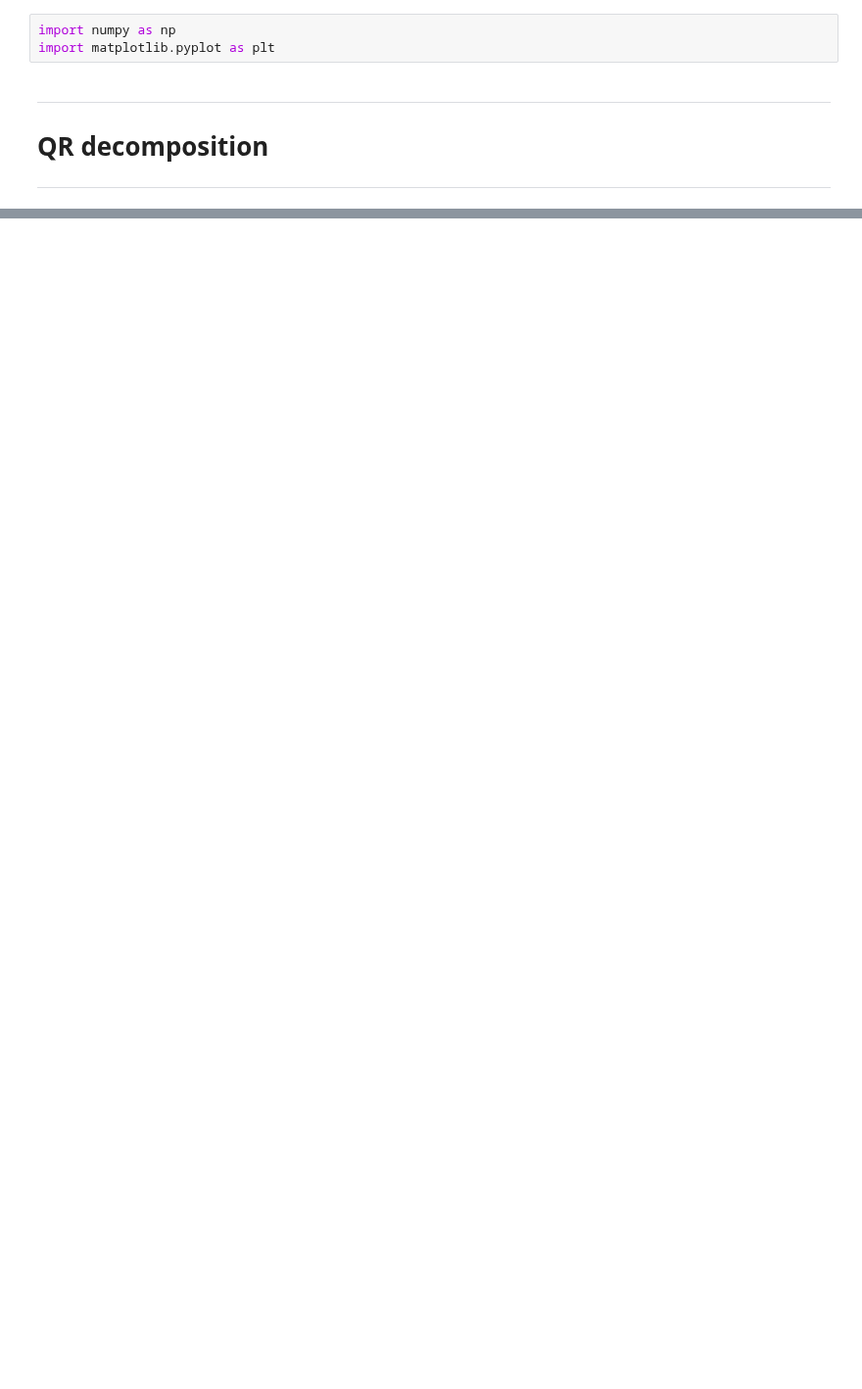
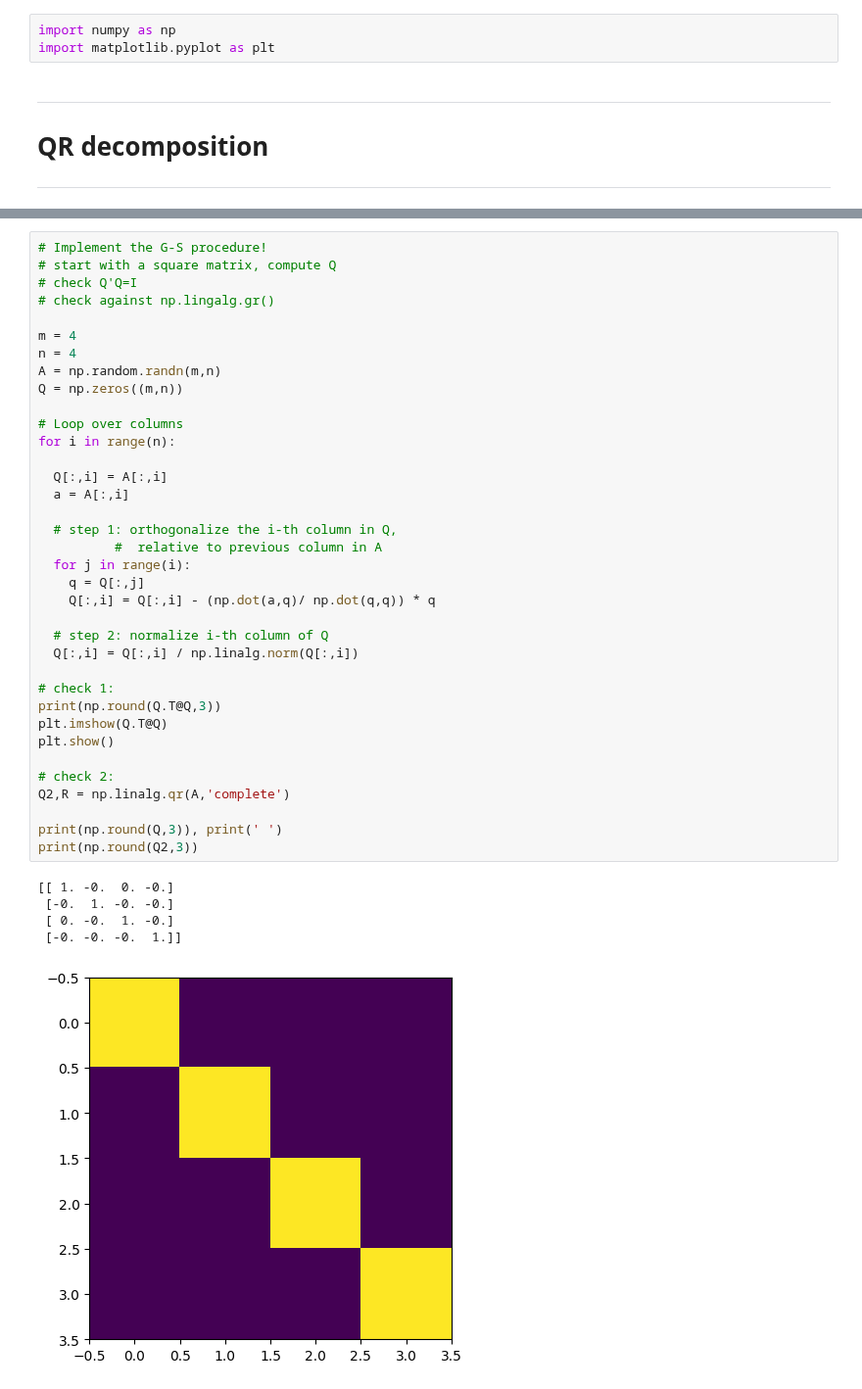
Before and after one commit to SiracencoSerghei/linear_algebra, a Jupyter notebook: 2.8_projection_orthogon/2.8_4_QR_decomposition.ipynb, the cells around one changed output, grey strips where cells are left out. Shown at 98% size. Saved outputs shown, nothing was run; the diff lists cells and outputs as text; blank space fills up the shorter version.

```diff
--- a/2.8_projection_orthogon/2.8_4_QR_decomposition.ipynb
+++ b/2.8_projection_orthogon/2.8_4_QR_decomposition.ipynb
@@ -58,0 +96,42 @@ plt.plot()
+# %%
+# Implement the G-S procedure!
+# start with a square matrix, compute Q
+# check Q'Q=I
+# check against np.lingalg.gr()
+
+m = 4
+n = 4
+A = np.random.randn(m,n)
+Q = np.zeros((m,n))
+
+# Loop over columns
+for i in range(n):
+
+  Q[:,i] = A[:,i]
+  a = A[:,i]
+
+  # step 1: orthogonalize the i-th column in Q,
+          #  relative to previous column in A
+  for j in range(i):
+    q = Q[:,j]
+    Q[:,i] = Q[:,i] - (np.dot(a,q)/ np.dot(q,q)) * q
+
+  # step 2: normalize i-th column of Q
+  Q[:,i] = Q[:,i] / np.linalg.norm(Q[:,i])
+
+# check 1:
+print(np.round(Q.T@Q,3))
+plt.imshow(Q.T@Q)
+plt.show()
+
+# check 2:
+Q2,R = np.linalg.qr(A,'complete')
+
+print(np.round(Q,3)), print(' ')
+print(np.round(Q2,3))
+# %% [output]
+[[ 1. -0.  0. -0.]
+ [-0.  1. -0. -0.]
+ [ 0. -0.  1. -0.]
+ [-0. -0. -0.  1.]]
+[figure, added]
```
Also changed, not shown: parts of 14 cells of this notebook.
